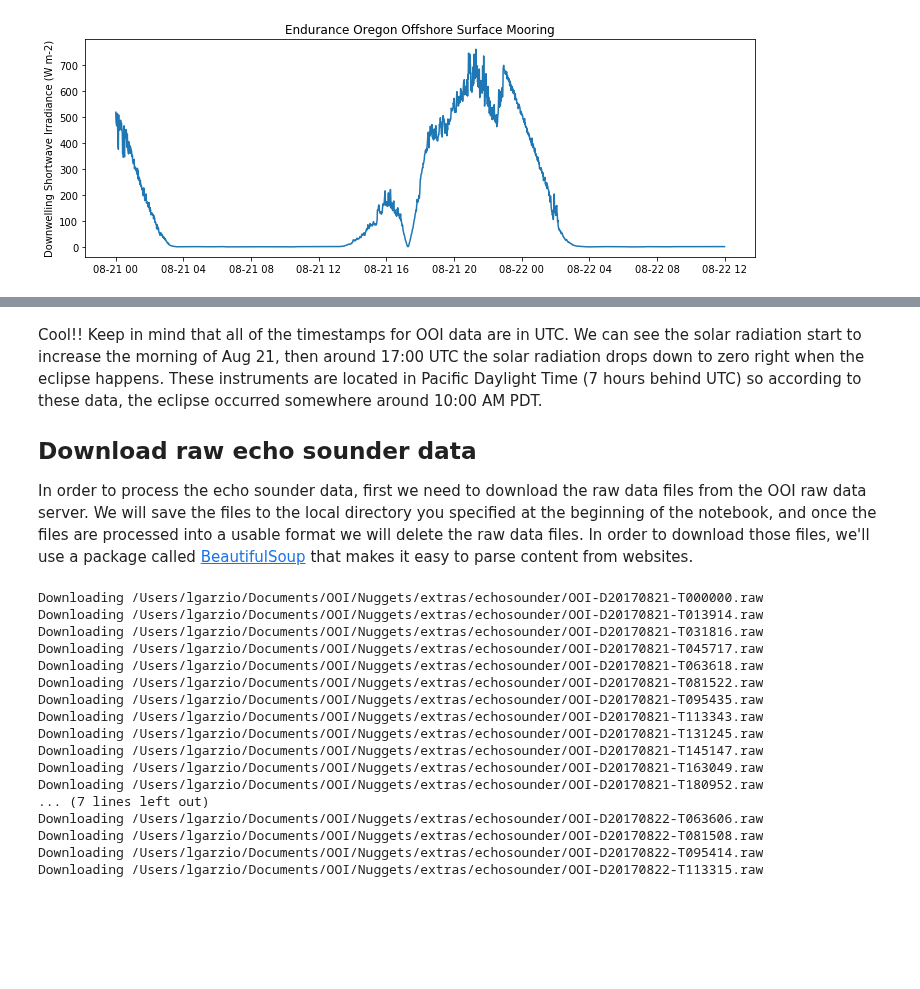
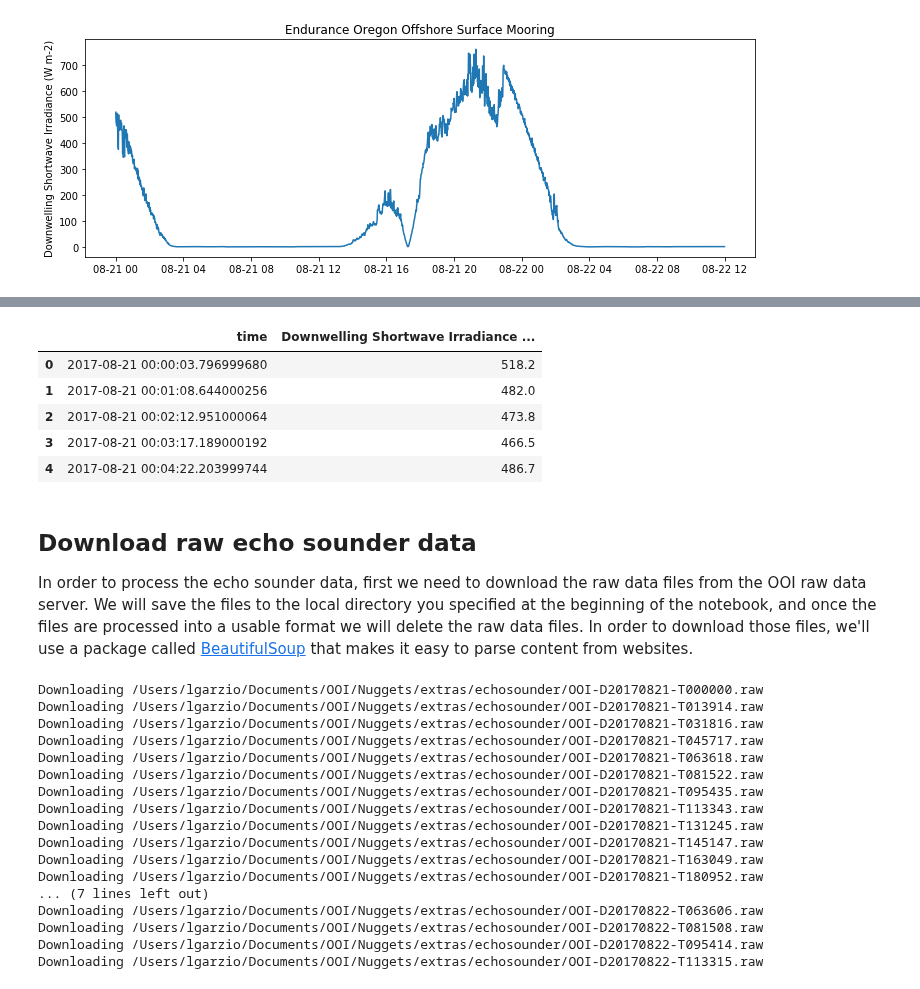
Before and after one commit to ooi-data-lab/nugget-notebooks, a Jupyter notebook: extras/E04_Zooplankton_eclipse.ipynb, the cells around one changed output, grey strips where cells are left out. Saved outputs shown, nothing was run; the diff lists cells and outputs as text; code cells hidden in the pictures; blank space fills up the shorter version.

```diff
--- a/extras/E04_Zooplankton_eclipse.ipynb
+++ b/extras/E04_Zooplankton_eclipse.ipynb
@@ -190,0 +195,14 @@ ax.set_ylabel('Downwelling Shortwave Irradiance ({})'.format(METBK_units['shortw
+# %%
+# rename and add units to the columns
+METBK_data = METBK_data.rename(columns={'shortwave_irradiance': 'Downwelling Shortwave Irradiance ({})'.format(METBK_units['shortwave_irradiance'][0])})
+
+# round data to 2 decimal places
+METBK_data = METBK_data.round(2)
+METBK_data.head()
+# %% [output]
+|  | time | Downwelling Shortwave Irradiance ... |
+| 0 | 2017-08-21 00:00:03.796999680 | 518.2 |
+| 1 | 2017-08-21 00:01:08.644000256 | 482.0 |
+| 2 | 2017-08-21 00:02:12.951000064 | 473.8 |
+| 3 | 2017-08-21 00:03:17.189000192 | 466.5 |
+| 4 | 2017-08-21 00:04:22.203999744 | 486.7 |
@@ -191,6 +212,4 @@ ax.set_ylabel('Downwelling Shortwave Irradiance ({})'.format(METBK_units['shortw
 # %% [markdown]
-Cool!! Keep in mind that all of the timestamps for OOI data are in UTC. We can see the solar radiation start to increase the morning of Aug 21, then around 17:00 UTC the solar radiation drops down to zero right when the eclipse happens. These instruments are located in Pacific Daylight Time (7 hours behind UTC) so according to these data, the eclipse occurred somewhere around 10:00 AM PDT.
-
 ## Download raw echo sounder data
 
 In order to process the echo sounder data, first we need to download the raw data files from the OOI raw data server. We will save the files to the local directory you specified at the beginning of the notebook, and once the files are processed into a usable format we will delete the raw data files. In order to download those files, we'll use a package called [BeautifulSoup](https://pypi.org/project/beautifulsoup4/) that makes it easy to parse content from websites.
```
Also changed, not shown: parts of 13 cells of this notebook.
